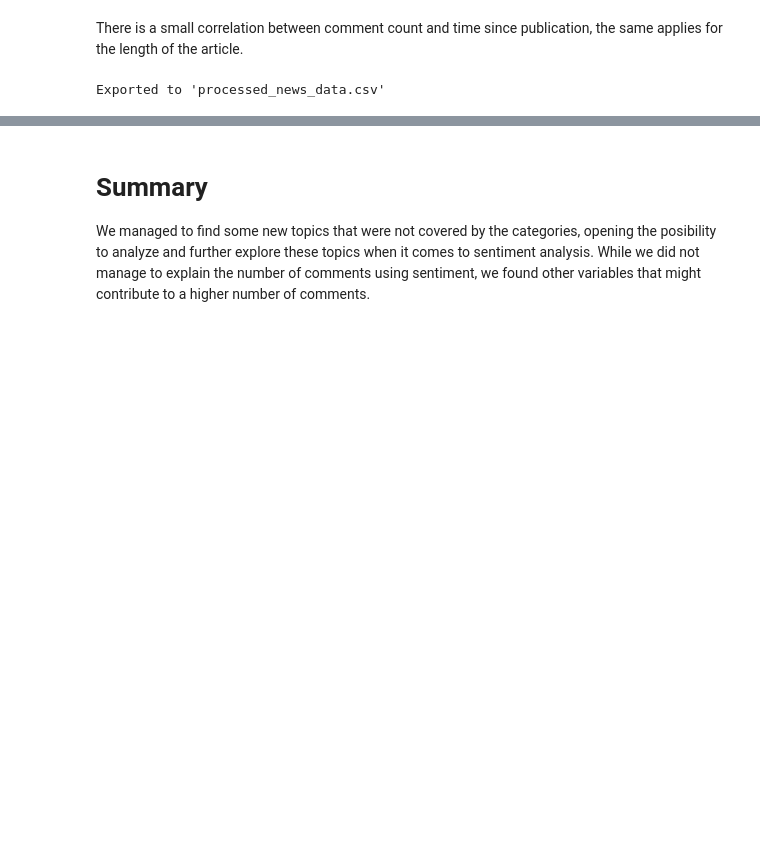
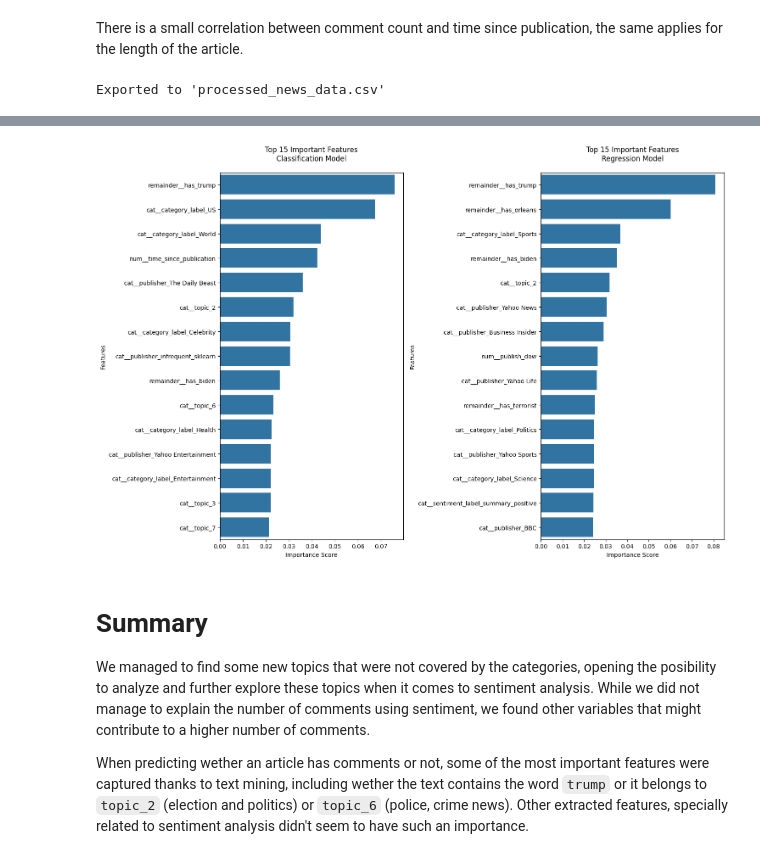
Before and after one commit to scarcamo/text_analysis_yahoo, a Jupyter notebook: yahoo_news_text.ipynb, the cells around one changed output, grey strips where cells are left out. Saved outputs shown, nothing was run; the diff lists cells and outputs as text; code cells hidden in the pictures; blank space fills up the shorter version.

```diff
--- a/yahoo_news_text.ipynb
+++ b/yahoo_news_text.ipynb
@@ -506,4 +1122,52 @@ Exported to 'processed_news_data.csv'
+# %%
+# Get feature names from the fitted model
+preprocessor = clf_grid_search.best_estimator_.named_steps['preprocessor']
+transformed_feature_names = preprocessor.get_feature_names_out()
+
+top_n = 15
+# Get most important features for each model
+
+clf_feat_imp = pd.DataFrame({
+    'feature': transformed_feature_names,
+    'importance': clf_importance
+}).sort_values('importance', ascending=False)
+
+
+reg_preprocessor = reg_grid_search.best_estimator_.named_steps['preprocessor']
+reg_transformed_feature_names = reg_preprocessor.get_feature_names_out()
+
+reg_feat_imp = pd.DataFrame({
+    'feature': reg_transformed_feature_names,
+    'importance': reg_importance
+}).sort_values('importance', ascending=False)
+# %%
+import matplotlib.pyplot as plt
+import seaborn as sns
+
+
+plt.figure(figsize=(15, 10))
+
+plt.subplot(1, 2, 1)
+sns.barplot(data=clf_feat_imp.head(top_n), x='importance', y='feature')
+plt.title('Top 15 Important Features\nClassification Model', pad=20)
+plt.xlabel('Importance Score')
+plt.ylabel('Features')
+
+
+plt.subplot(1, 2, 2)
+sns.barplot(data=reg_feat_imp.head(top_n), x='importance', y='feature')
+plt.title('Top 15 Important Features\nRegression Model', pad=20)
+plt.xlabel('Importance Score')
+plt.ylabel('Features')
+
+
+plt.tight_layout()
+plt.show()
+# %% [output]
+[figure, added]
 # %% [markdown]
 # Summary
 
 We managed to find some new topics that were not covered by the categories, opening the posibility to analyze and further explore these topics when it comes to sentiment analysis. While we did not manage to explain the number of comments using sentiment, we found other variables that might contribute to a higher number of comments.
+
+When predicting wether an article has comments or not, some of the most important features were captured thanks to text mining, including wether the text contains the word `trump` or it belongs to `topic_2` (election and politics) or `topic_6` (police, crime news). Other extracted features, specially related to sentiment analysis didn't seem to have such an importance.
```
Also changed, not shown: parts of 26 cells of this notebook.
